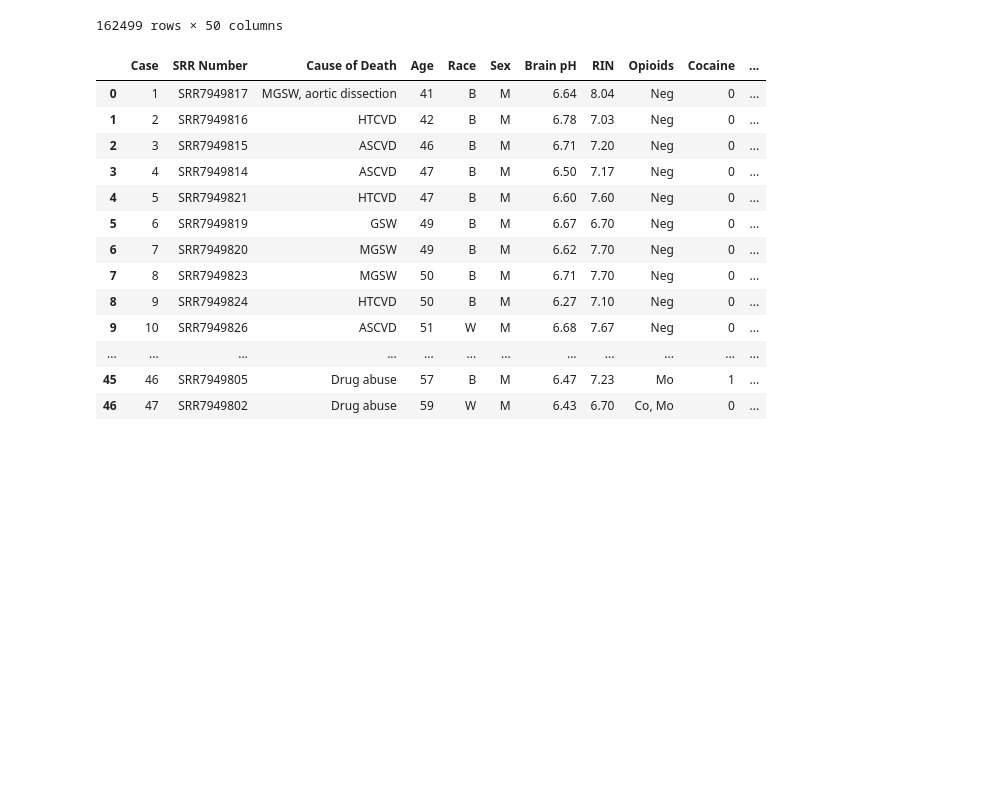
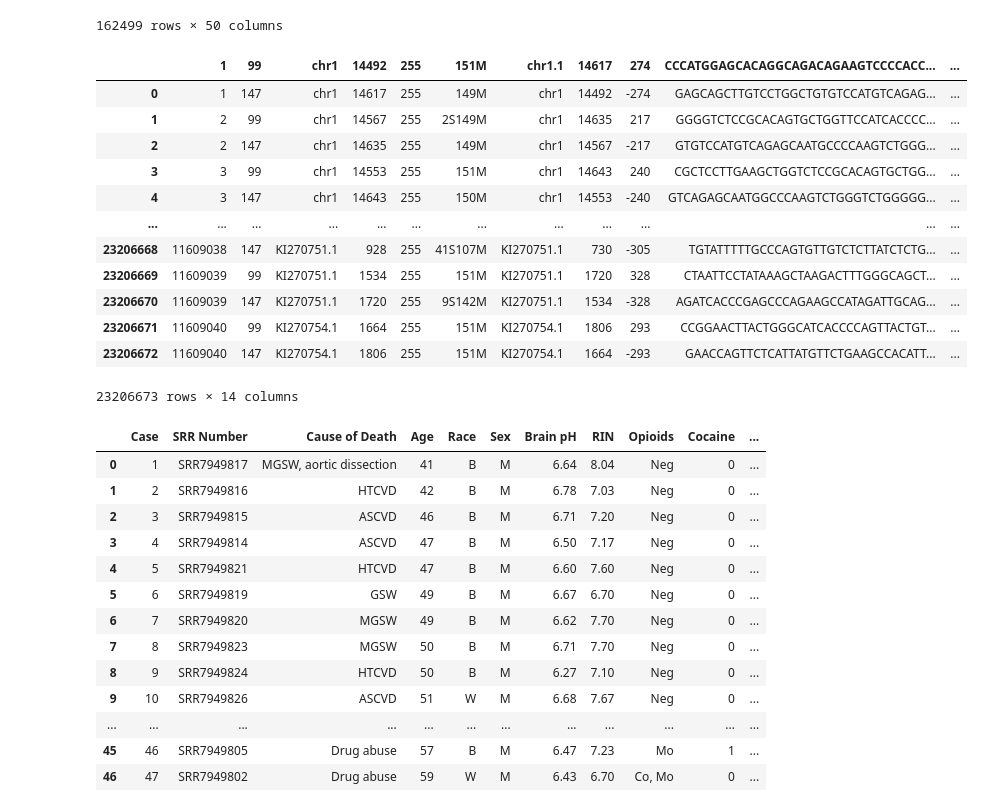
Before and after one commit to denncc/opioids-od-genome-analysis, a Jupyter notebook: notebooks/EDA_python.ipynb, the cells around one changed output. Saved outputs shown, nothing was run; the diff lists cells and outputs as text; code cells hidden in the pictures; blank space fills up the shorter version.

```diff
--- a/notebooks/EDA_python.ipynb
+++ b/notebooks/EDA_python.ipynb
@@ -18,6 +18,24 @@ cts
 | XR_953324.3 | 0 | 0 | 0 | 0 | 0 | 0 | 0 | 0 | ... |
 | XR_953325.3 | 0 | 0 | 0 | 0 | 0 | 0 | 0 | 0 | ... |
 162499 rows × 50 columns
+# %%
+import pandas as pd
+df = pd.read_csv("/teams/DSC180A_FA20_A00/b04genetics/group_4/opioids-od-genome-analysis/data/processed/htseq/SRR7949829.csv", sep='\t')
+df
+# %% [output]
+|  | 1 | 99 | chr1 | 14492 | 255 | 151M | chr1.1 | 14617 | 274 | CCCATGGAGCACAGGCAGACAGAAGTCCCCACC... | ... |
+| 0 | 1 | 147 | chr1 | 14617 | 255 | 149M | chr1 | 14492 | -274 | GAGCAGCTTGTCCTGGCTGTGTCCATGTCAGAG... | ... |
+| 1 | 2 | 99 | chr1 | 14567 | 255 | 2S149M | chr1 | 14635 | 217 | GGGGTCTCCGCACAGTGCTGGTTCCATCACCCC... | ... |
+| 2 | 2 | 147 | chr1 | 14635 | 255 | 149M | chr1 | 14567 | -217 | GTGTCCATGTCAGAGCAATGCCCCAAGTCTGGG... | ... |
+| 3 | 3 | 99 | chr1 | 14553 | 255 | 151M | chr1 | 14643 | 240 | CGCTCCTTGAAGCTGGTCTCCGCACAGTGCTGG... | ... |
+| 4 | 3 | 147 | chr1 | 14643 | 255 | 150M | chr1 | 14553 | -240 | GTCAGAGCAATGGCCCAAGTCTGGGTCTGGGGG... | ... |
+| ... | ... | ... | ... | ... | ... | ... | ... | ... | ... | ... | ... |
+| 23206668 | 11609038 | 147 | KI270751.1 | 928 | 255 | 41S107M | KI270751.1 | 730 | -305 | TGTATTTTTGCCCAGTGTTGTCTCTTATCTCTG... | ... |
+| 23206669 | 11609039 | 99 | KI270751.1 | 1534 | 255 | 151M | KI270751.1 | 1720 | 328 | CTAATTCCTATAAAGCTAAGACTTTGGGCAGCT... | ... |
+| 23206670 | 11609039 | 147 | KI270751.1 | 1720 | 255 | 9S142M | KI270751.1 | 1534 | -328 | AGATCACCCGAGCCCAGAAGCCATAGATTGCAG... | ... |
+| 23206671 | 11609040 | 99 | KI270754.1 | 1664 | 255 | 151M | KI270754.1 | 1806 | 293 | CCGGAACTTACTGGGCATCACCCCAGTTACTGT... | ... |
+| 23206672 | 11609040 | 147 | KI270754.1 | 1806 | 255 | 151M | KI270754.1 | 1664 | -293 | GAACCAGTTCTCATTATGTTCTGAAGCCACATT... | ... |
+23206673 rows × 14 columns
 # %%
 import pandas as pd
 sra = pd.read_csv('/teams/DSC180A_FA20_A00/b04genetics/group_4/opioids-od-genome-analysis/data/SRA_case_table.csv')
```
Also changed, not shown: parts of 4 cells of this notebook, 4 other files.
